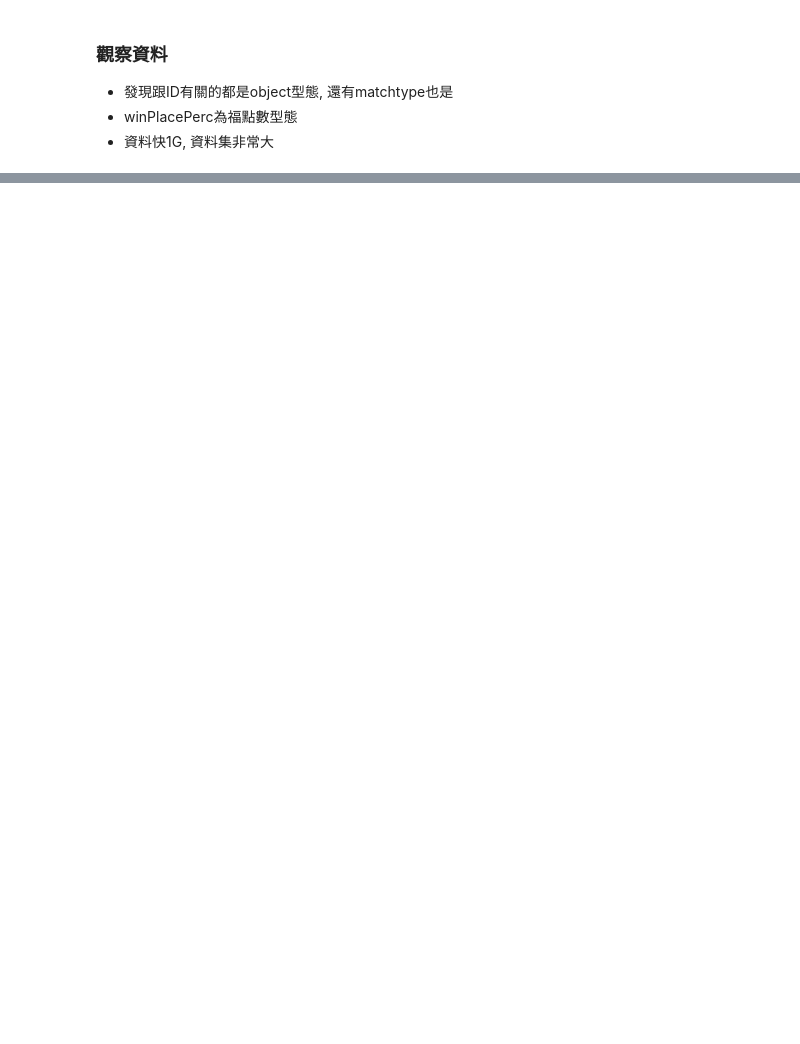
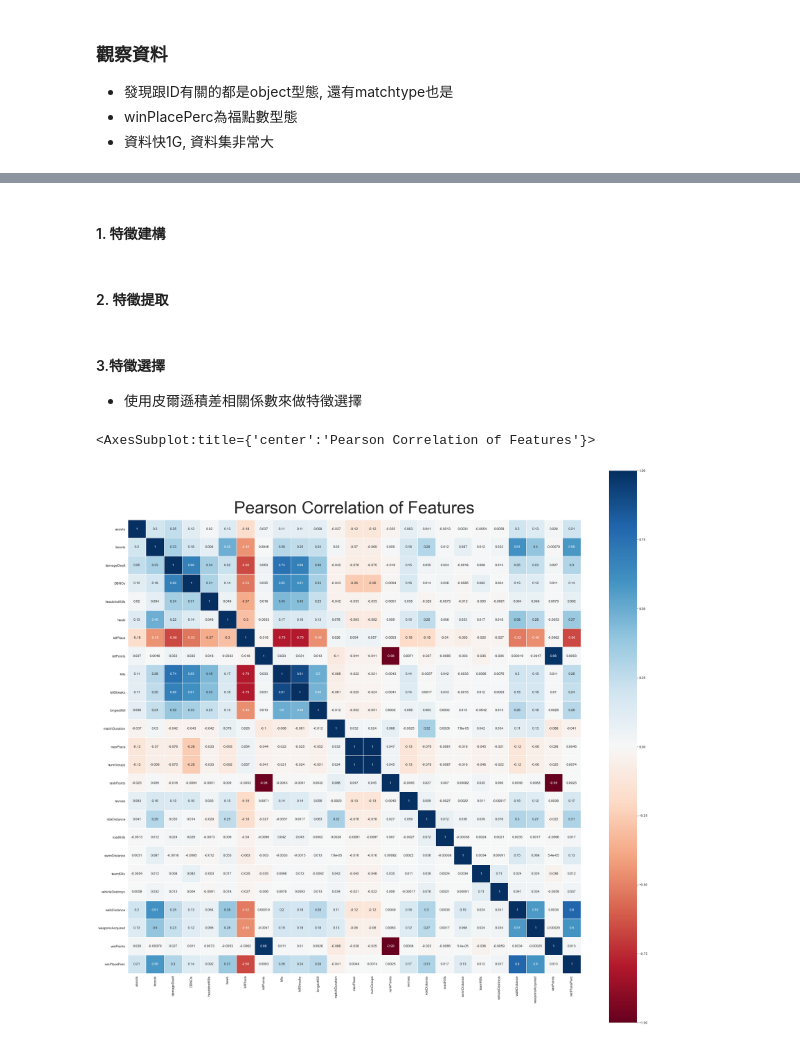
Before and after one commit to ALINYIWEN/Kaggle-Competitions, a Jupyter notebook: PUBG Finish Placement Prediction.ipynb, the cells around one changed output, grey strips where cells are left out. Drawn from its saved outputs; the diff is of its cells as text; code cells hidden in the pictures; blank space fills up the shorter version.

```diff
--- a/PUBG Finish Placement Prediction.ipynb
+++ b/PUBG Finish Placement Prediction.ipynb
@@ -174,0 +389,13 @@ Decreased by 70.7%
+# %% [markdown]
+#### 1. 特徵建構
+# %%
+# 將步行距離與游泳距離加總
+train['total_Distances']= train['swimDistance'] + train['walkDistance']
+
+# 將提升性道具加總
+train['total_boots']= train['boosts'] + train['heals']
+
+# 將殺傷類的加總
+train['total_damage']= train['DBNOs'] + train['assists']
+# %% [markdown]
+#### 2. 特徵提取
@@ -174,0 +411,19 @@ Decreased by 70.7%
+# %% [markdown]
+#### 3.特徵選擇
+- 使用皮爾遜積差相關係數來做特徵選擇
+# %%
+# 因為剛剛把 winPlacePerc 移除了, 所以先加回來判斷相關係數
+X_train = X[:train.shape[0]]
+train = pd.concat([X_train, pd.DataFrame(y_train)], axis = 1)
+
+# 先建立空圖
+colormap = plt.cm.RdBu
+plt.figure(figsize = (30, 30))
+plt.title('Pearson Correlation of Features', y = 1.01, size = 50)
+
+# 再將資料加入圖中
+sns.heatmap(train.astype(float).corr(), linewidths = 0.1, vmin = -1.0 ,vmax = 1.0, square = True, cmap = colormap,
+            linecolor = 'white', annot = True, xticklabels = True, yticklabels = True)
+# %% [output]
+<AxesSubplot:title={'center':'Pearson Correlation of Features'}>
+[figure, added]
```
Also changed, not shown: parts of 29 cells of this notebook, 5 other files.
